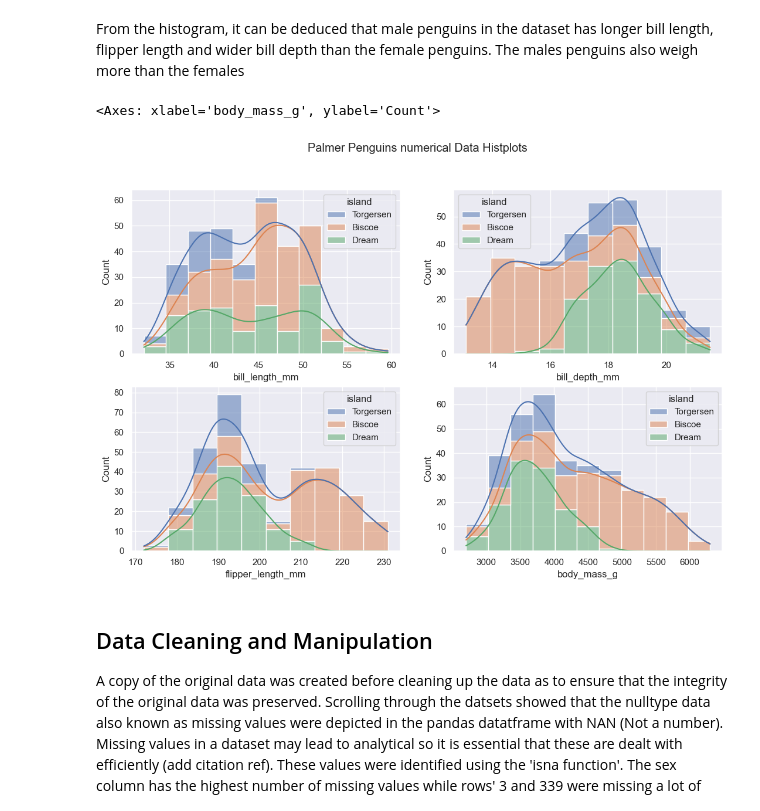
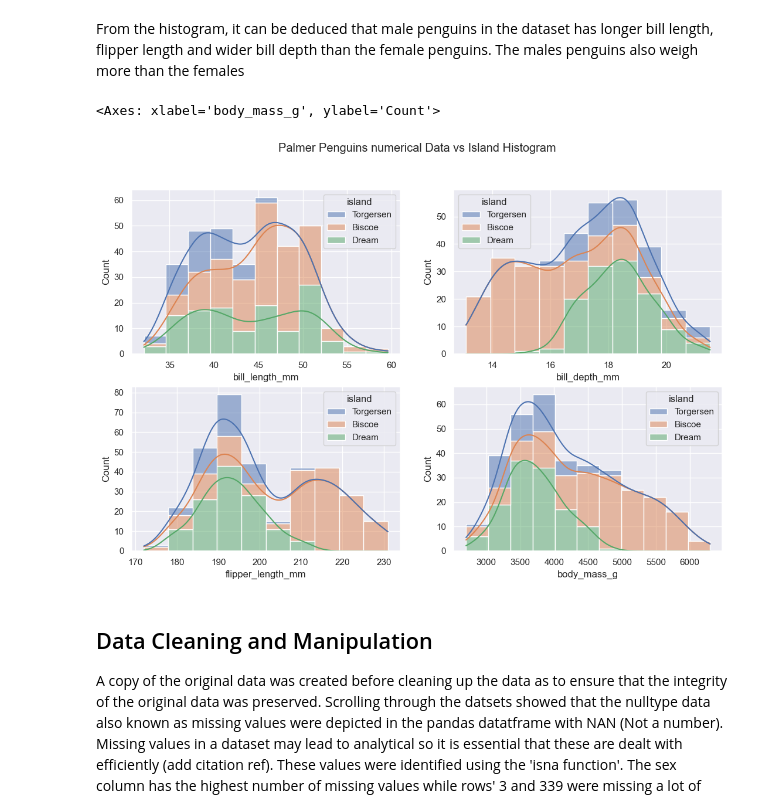
Before and after one commit to Gtalen/data-analytics, a Jupyter notebook: penguins.ipynb, the cells around one changed output. Saved outputs shown, nothing was run; the diff lists cells and outputs as text; code cells hidden in the pictures.

```diff
--- a/penguins.ipynb
+++ b/penguins.ipynb
@@ -230,16 +254,16 @@ sns.histplot(data=palmer_penguins, x='body_mass_g', hue='sex', multiple='stack',
 From the histogram, it can be deduced that male penguins in the dataset has longer bill length, flipper length and wider bill depth than the female penguins. The males penguins also weigh more than the females
 # %%
 fig, ax = plt.subplots(2, 2, figsize = (13, 8))
-fig.suptitle ('Palmer Penguins numerical Data Histplots')
+fig.suptitle ('Palmer Penguins numerical Data vs Island Histogram')
 
 #creating a histplot for the numerical variables
 sns.histplot(data=palmer_penguins, x='bill_length_mm', hue='island', multiple='stack', kde=True, ax = ax [0, 0])
 sns.histplot(data=palmer_penguins, x='bill_depth_mm', hue='island', multiple='stack', kde=True, ax = ax [0, 1])
 sns.histplot(data=palmer_penguins, x='flipper_length_mm',hue='island',multiple='stack', kde=True, ax = ax [1, 0])
 sns.histplot(data=palmer_penguins, x='body_mass_g', hue='island', multiple='stack',kde=True, ax = ax [1, 1])
 # %% [output]
 <Axes: xlabel='body_mass_g', ylabel='Count'>
-[figure, old version]
+[figure, new version]
 # %% [markdown]
 ## Data Cleaning and  Manipulation
 A copy of the original data was created before cleaning up the data as to ensure that the integrity of the original data was preserved.  Scrolling through the datsets showed that the nulltype data also known as missing values were depicted in the pandas datatframe with NAN (Not a number).
```
Also changed, not shown: parts of 45 cells of this notebook.
